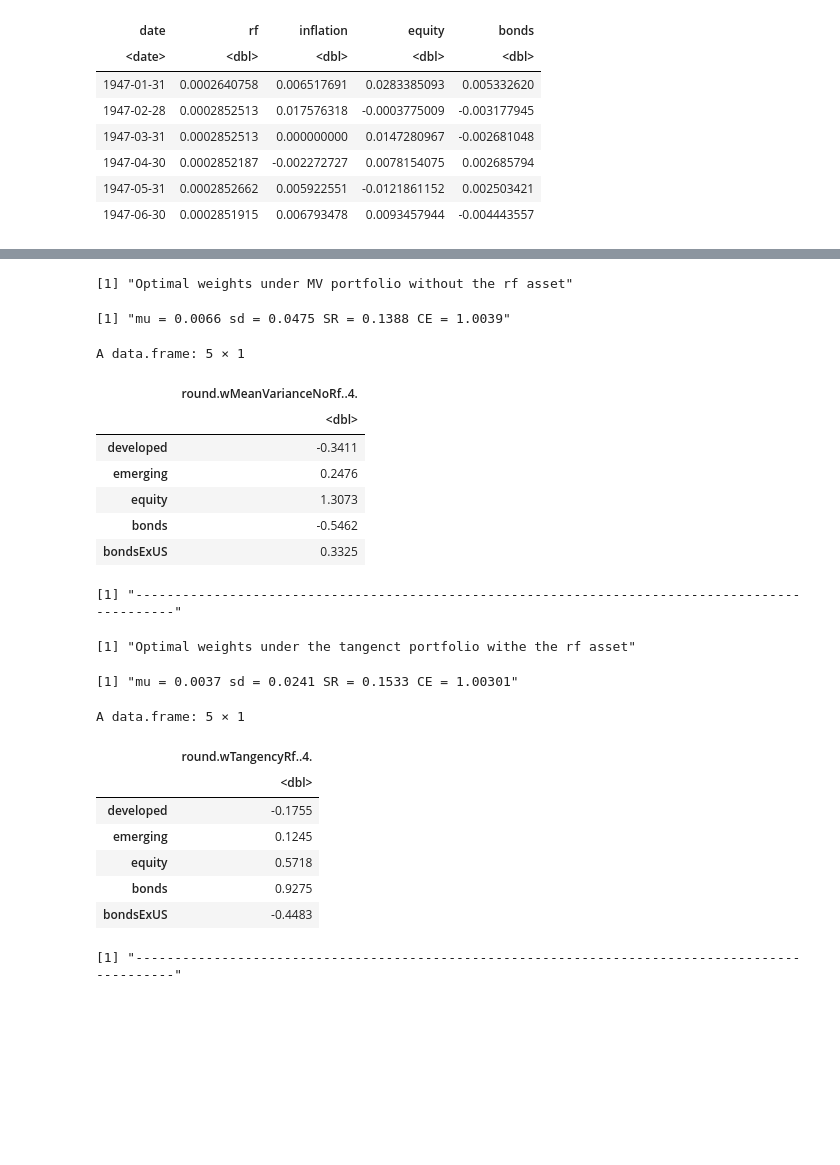
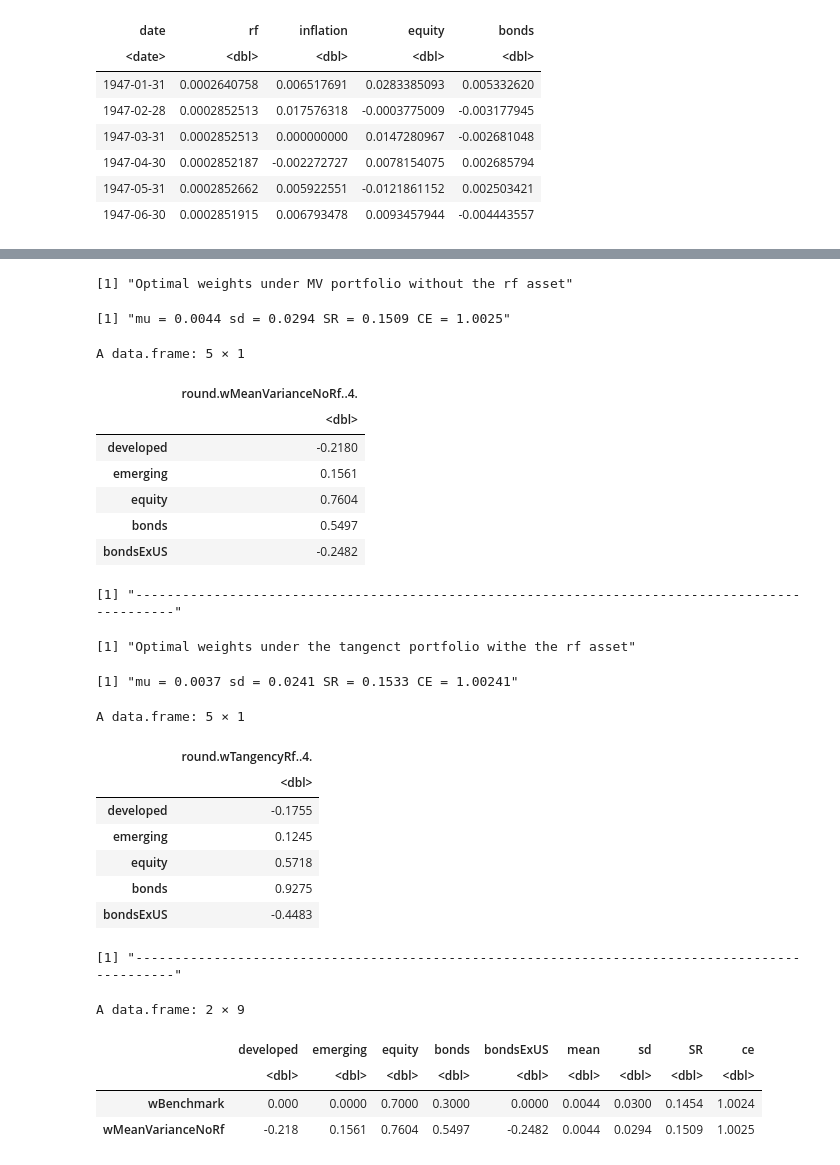
Before and after one commit to S2310053/GRA6560, a Jupyter notebook: main_code.ipynb, the cells around one changed output, grey strips where cells are left out. Saved outputs shown, nothing was run; the diff lists cells and outputs as text; code cells hidden in the pictures; blank space fills up the shorter version.

```diff
--- a/main_code.ipynb
+++ b/main_code.ipynb
@@ -122,10 +122,11 @@ paste("-------------------------------------------------------------------------
 # Two fund separation theorem
 # gamma = (mu1 - m2) / (w1*(var1 + var2 + 2*cov(1,2)) - (var2 - cov(1,2)))
 weightEquity <- 0.70
-gamma        <- ((muRealEquity - muRealBonds) /
-                (weightEquity * (varRealEquity + varRealBonds + 2*covarEquityBonds) -
-                (varRealBonds - covarEquityBonds))
-                )
+#gamma        <- ((muRealEquity - muRealBonds) /
+#                (weightEquity * (varRealEquity + varRealBonds + 2*covarEquityBonds) -
+#                (varRealBonds - covarEquityBonds))
+#                )
+gamma <- 4.44060687
 paste("The infered relative risk aversion of the fund (gamma) is", round(gamma, 4))
 paste("-----------------------------------------------------------------------------------------------")
 
@@ -500,7 +505,6 @@ rRealRf         <- rRealRf
 inflation       <- inflation
 dataReal        <- (1 + dataX) / (1 + inflation) - 1
 dataExcess      <- dataReal - rRealRf
-
 
 
 # Compute MV portfolio without the rf asset,
@@ -602,42 +606,58 @@ for(muTarget in rangeMu){
 plot(M[,2], M[,1], type="l", lwd=2, col="blue",
      xlab="Standard Deviation", ylab="Expected Return",
      main="Efficient Frontiers (5 assets vs 2 assets)")
 
 lines(M[,4], M[,3], col="red", lwd=2)
 lines(TTwo[,2], TTwo[,1], col="darkgreen", lwd=2, lty=2)
 lines(TTwo[,4], TTwo[,3], col="darkgreen", lwd=2, lty=1)
 
 points(sdTangencyRf,  rf + muTangencyRf,  pch=19, col="black")
 points(sdMinVariance, rf + muMinVariance, pch=19, col="purple")
 points(sdTangencyTwo, rf + muTangencyTwo, pch=19, col="darkgreen")
 points(sdMinVarTwo,   rf + muMinVarTwo,   pch=19, col="orange")
 
 grid(col = adjustcolor("gray70", alpha.f = 0.2), lwd = 1)
 abline(h = 0, col = colAbline, lwd = 2, lty = 2)
 
 legend("topleft",
        legend=c("Frontier 5 assets", "CML 5 assets",
                 "Frontier 2 assets", "CML 2 assets",
                 "Tangency 5 assets", "Min Var 5 assets",
                 "Tangency 2 assets", "Min Var 2 assets"),
        col=c("blue","red","darkgreen","darkgreen","black","purple","darkgreen","orange"),
        lty=c(1,1,2,1,NA,NA,NA,NA),
        pch=c(NA,NA,NA,NA,19,19,19,19),
        lwd=2, bty = "n")
+
+# Compare against benchmark strategy
+wBenchmark           <- c(0.0, 0.0, 0.70, 0.30, 0)
+mu                   <- colMeans(dataExcess)
+sigma                <- cov(dataExcess)
+muBenchmark          <- as.numeric(wBenchmark %*% mu)
+sdBenchmark          <- sqrt(as.numeric(t(wBenchmark) %*% sigma %*% wBenchmark))
+sharpeRatioBenchmark <- muBenchmark / sdBenchmark
+ceBenchmark          <- 1 + muBenchmark - 0.5 * gamma * sdBenchmark^2
+
+
+t <- data.frame(rbind(wBenchmark, wMeanVarianceNoRf), mean = c(muBenchmark, muMeanVarianceNoRf),
+               sd = c(sdBenchmark, sdMeanVarianceNoRf), SR = c(sharpeRatioBenchmark, sharpeRatioMeanVarianceNoRf),
+               ce = c(ceBenchmark, ceMeanVarianceNoRf)
+               )
+round(t, 4)
 # %% [output]
 [1] "Optimal weights under MV portfolio without the rf asset"
-[1] "mu = 0.0066 sd = 0.0475 SR = 0.1388 CE = 1.0039"
+[1] "mu = 0.0044 sd = 0.0294 SR = 0.1509 CE = 1.0025"
 A data.frame: 5 × 1
 |  | round.wMeanVarianceNoRf..4. |
 |  | <dbl> |
-| developed | -0.3411 |
-| emerging | 0.2476 |
-| equity | 1.3073 |
-| bonds | -0.5462 |
-| bondsExUS | 0.3325 |
+| developed | -0.2180 |
+| emerging | 0.1561 |
+| equity | 0.7604 |
+| bonds | 0.5497 |
+| bondsExUS | -0.2482 |
 [1] "-----------------------------------------------------------------------------------------------"
 [1] "Optimal weights under the tangenct portfolio withe the rf asset"
-[1] "mu = 0.0037 sd = 0.0241 SR = 0.1533 CE = 1.00301"
+[1] "mu = 0.0037 sd = 0.0241 SR = 0.1533 CE = 1.00241"
 A data.frame: 5 × 1
 |  | round.wTangencyRf..4. |
 |  | <dbl> |
@@ -647,4 +667,9 @@ A data.frame: 5 × 1
 | bonds | 0.9275 |
 | bondsExUS | -0.4483 |
 [1] "-----------------------------------------------------------------------------------------------"
+A data.frame: 2 × 9
+|  | developed | emerging | equity | bonds | bondsExUS | mean | sd | SR | ce |
+|  | <dbl> | <dbl> | <dbl> | <dbl> | <dbl> | <dbl> | <dbl> | <dbl> | <dbl> |
+| wBenchmark | 0.000 | 0.0000 | 0.7000 | 0.3000 | 0.0000 | 0.0044 | 0.0300 | 0.1454 | 1.0024 |
+| wMeanVarianceNoRf | -0.218 | 0.1561 | 0.7604 | 0.5497 | -0.2482 | 0.0044 | 0.0294 | 0.1509 | 1.0025 |
 [figure]
```
Also changed, not shown: parts of 5 cells of this notebook.
